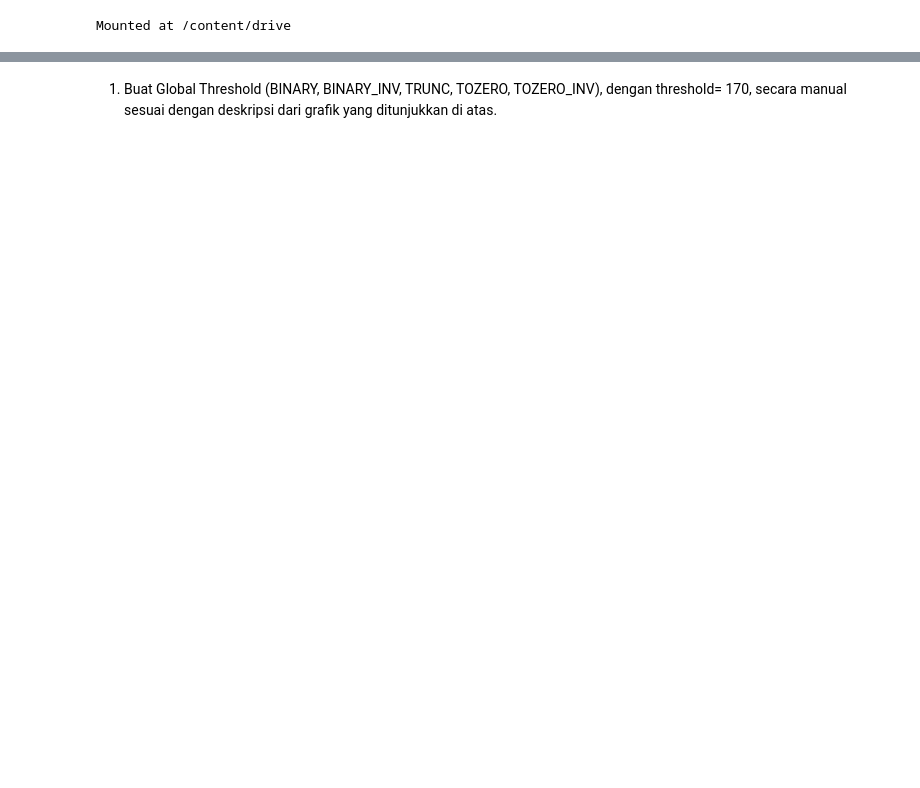
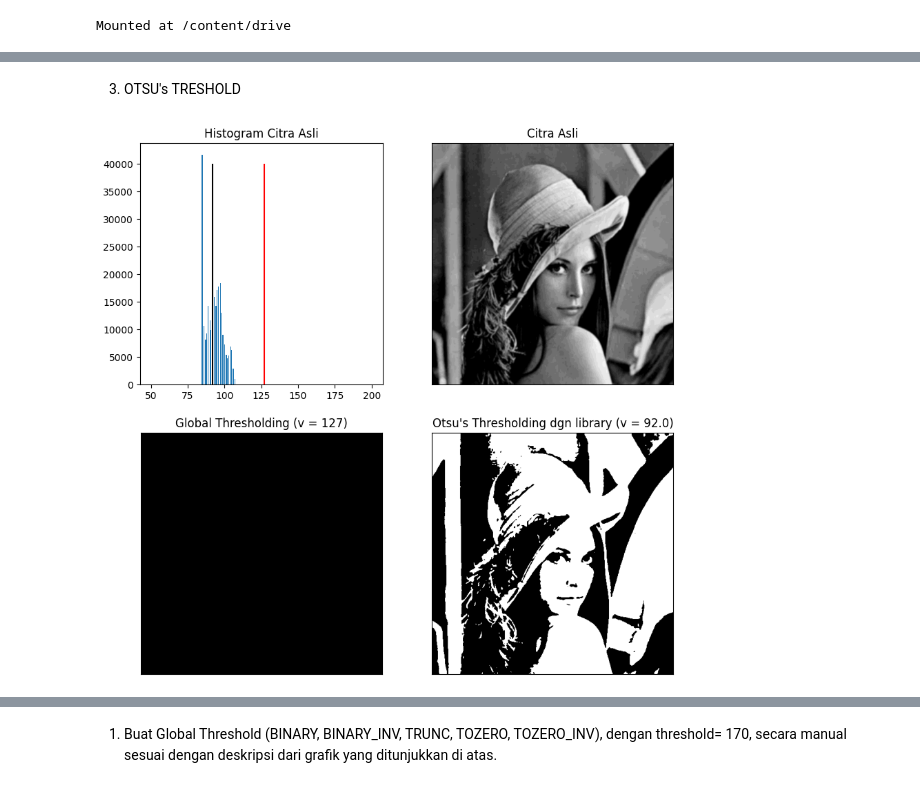
Before and after one commit to safira123-pixel/PCVK_Genap_2023, a Jupyter notebook: week10.ipynb, the cells around one changed output, grey strips where cells are left out. Drawn from its saved outputs; the diff is of its cells as text; code cells hidden in the pictures; blank space fills up the shorter version.

```diff
--- a/week10.ipynb
+++ b/week10.ipynb
@@ -22,0 +69,25 @@ from matplotlib import pyplot as plt
+# %% [markdown]
+3. OTSU's TRESHOLD
+# %%
+# Dengan Library
+filename = ('/content/drive/MyDrive/PCVK/lena_gs_lc2.jpg')
+img = cv.imread(filename,0)
+blur = cv.GaussianBlur(img,(5,5),0)
+thresh = 127
+ret,th1 = cv.threshold(blur,thresh,255,cv.THRESH_BINARY)
+ret2,th2 = cv.threshold(blur,0,255,cv.THRESH_BINARY+cv.THRESH_OTSU)
+x = ("Otsu's Thresholding dgn library (v = ")+str(ret2)+")"
+titles = ['Citra Asli', 'Global Thresholding (v = 127)', x]
+citra3 = [blur, th1, th2]
+plt.figure(figsize = (10,10))
+plt.subplot(2,2,1),plt.hist(blur.ravel(),256,[50,200])
+plt.vlines(ret,0,40000,colors='red') #garis vertikal merah menunjukan threshold global 127
+plt.vlines(ret2,0,40000,colors='black') #garis vertikal hitam menunjukkan threshold 92 hasil otsu's
+plt.title('Histogram Citra Asli')
+for i in range(len(citra3)):
+ plt.subplot(2,2,i+2),plt.imshow(citra3[i],'gray')
+ plt.title(titles[i])
+ plt.xticks([]),plt.yticks([])
+plt.show()
+# %% [output]
+[figure, added]
```
Also changed, not shown: parts of 17 cells of this notebook.
